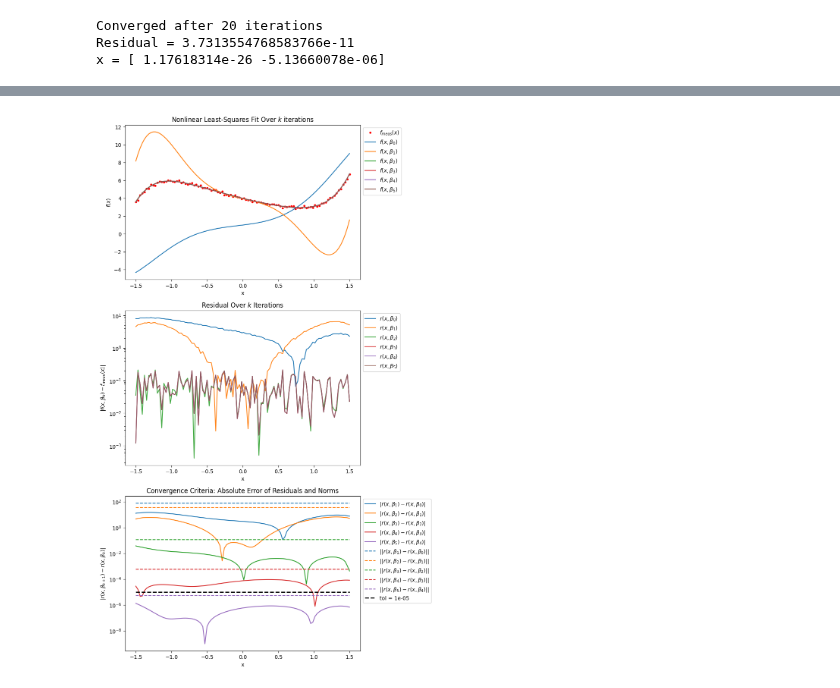
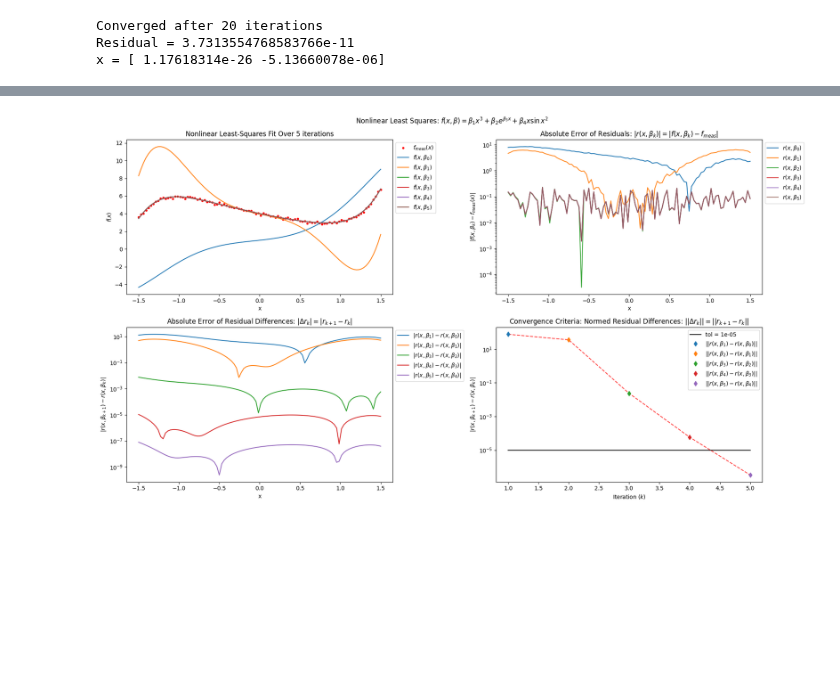
Before and after one commit to diegosol127/AERO-222-Numerical-Methods, a Jupyter notebook: Lab/Lab8/AERO_222_Lab_8.ipynb, the cells around one changed output, grey strips where cells are left out. Cells and saved outputs as stored; diff of their text form; code cells hidden in the pictures; blank space fills up the shorter version.

```diff
--- a/Lab/Lab8/AERO_222_Lab_8.ipynb
+++ b/Lab/Lab8/AERO_222_Lab_8.ipynb
@@ -377,42 +377,52 @@ Normed error = 0.029315017251678156
 # %%
 # Plot figures
-fig, ax = plt.subplots(3,1, figsize=(8,18)) # Create subplot figure
+fig, ax = plt.subplots(2,2, figsize=(18,10)) # Create subplot figure
 
-ax[0].plot(x,f_meas,'r.',label=r'$f_{meas}(x)$') # Measured data points
+ax[0][0].plot(x,f_meas,'r.',label=r'$f_{meas}(x)$') # Measured data points
 
 # Plot results over each iteration
-for i in range(0,len(B_hist)):
-    ax[0].plot(x,f(x,B_hist[i]),label=rf'$f(x,\beta_{i})$') # Nonlinear fit
-    ax[1].semilogy(x,res_hist[i,:],label=rf'$r(x,\beta_{i})$',alpha=1-0.05*i) # Residual = |estimate - true|
+iter = len(B_hist)-1
+for i in range(0,iter+1):
+    ax[0][0].plot(x,f(x,B_hist[i]),label=rf'$f(x,\beta_{i})$') # Nonlinear fit
+    ax[0][1].semilogy(x,res_hist[i,:],label=rf'$r(x,\beta_{i})$',alpha=1-0.05*i) # Residual = |estimate - true|
     if i > 0:
-        ax[2].semilogy(x,conv_hist[i-1,:],label=rf'$\left|r(x,\beta_{i}) - r(x,\beta_{i-1}) \right|$') # Absolute error of residuals |res(k) - res(k+1)|
-
-# Separate loop to format labels in legend
-for i in range(0,len(B_hist)-1):
-    # Normed difference of residuals ||res(k) - res(k+1)||
-    ax[2].semilogy(x,np.linalg.norm(conv_hist[i,:])*np.ones_like(x),'--',label=rf'$\left||r(x,\beta_{i+1}) - r(x,\beta_{i}) \right||$',color=ax[2].get_lines()[i].get_c())
+        ax[1][0].semilogy(x,conv_hist[i-1,:],label=rf'$\left|r(x,\beta_{i}) - r(x,\beta_{i-1}) \right|$') # Absolute error of residuals |res(k) - res(k+1)|
 
 # Visualize tolerance
-ax[2].semilogy(x,tol*np.ones_like(x),'k--',label=f'tol = {tol}',linewidth=2)
+ax[1][1].semilogy(np.arange(1,iter+1),tol*np.ones(iter),'k-',label=f'tol = {tol}')
+# Separate loop to format labels in legend
+ax[1][1].semilogy(np.arange(1,iter+1),np.linalg.norm(conv_hist,2,1),'r--',alpha=0.75)
+for i in range(0,iter):
+    # Normed difference of residuals ||res(k) - res(k+1)||
+    ax[1][1].semilogy(i+1,np.linalg.norm(conv_hist[i,:]),'d',label=rf'$\left||r(x,\beta_{i+1}) - r(x,\beta_{i}) \right||$',color=ax[1][0].get_lines()[i].get_c())
+
 
 # Parameters for 1st plot
-ax[0].set_xlabel('x')
-ax[0].set_ylabel(r'$f(x)$')
-ax[0].set_title(r'Nonlinear Least-Squares Fit Over $k$ iterations')
-ax[0].legend(bbox_to_anchor=(1, 1))
+ax[0][0].set_xlabel('x')
+ax[0][0].set_ylabel(r'$f(x)$')
+ax[0][0].set_title(f'Nonlinear Least-Squares Fit Over {iter} iterations')
+ax[0][0].legend(bbox_to_anchor=(1, 1))
 
 # Parameters for 2nd plot
-ax[1].set_xlabel('x')
-ax[1].set_ylabel(r'$\left|f(x,\beta_{k}) - f_{meas}(x) \right|$')
-ax[1].set_title(r'Residual Over $k$ Iterations')
-ax[1].legend(bbox_to_anchor=(1, 1))
+ax[0][1].set_xlabel('x')
+ax[0][1].set_ylabel(r'$\left|f(x,\beta_{k}) - f_{meas}(x) \right|$')
+ax[0][1].set_title(r'Absolute Error of Residuals: $|r(x,\beta_k)| = |f(x,\beta_k) - f_{meas}|$')
+ax[0][1].legend(bbox_to_anchor=(1, 1))
 
 # Parameters for 3rd plot
-ax[2].set_xlabel('x')
-ax[2].set_ylabel(r'$\left|r(x,\beta_{k+1}) - r(x,\beta_{k}) \right|$')
-ax[2].set_title('Convergence Criteria: Absolute Error of Residuals and Norms')
-ax[2].legend(bbox_to_anchor=(1, 1))
+ax[1][0].set_xlabel('x')
+ax[1][0].set_ylabel(r'$\left|r(x,\beta_{k+1}) - r(x,\beta_{k}) \right|$')
+ax[1][0].set_title(r'Absolute Error of Residual Differences: $|\Delta r_k| = |r_{k+1} - r_k|$')
+ax[1][0].legend(bbox_to_anchor=(1, 1))
 
+# Parameters for 4th plot
+ax[1][1].set_xlabel(r'Iteration ($k$)')
+ax[1][1].set_ylabel(r'$\left|r(x,\beta_{k+1}) - r(x,\beta_{k}) \right|$')
+ax[1][1].set_title(r'Convergence Criteria: Normed Residual Differences: $||\Delta r_k|| = ||r_{k+1} - r_k||$')
+ax[1][1].legend(bbox_to_anchor=(1, 1))
+
+fig.suptitle(r'Nonlinear Least Squares: $f(x,\beta) = \beta_1 x^3 + \beta_2 e^{\beta_3 x} + \beta_4 x \sin{x^2}$')
+plt.tight_layout()
 plt.show()
 # %% [output]
-[figure, old version]
+[figure, new version]
```
Also changed, not shown: parts of 5 cells of this notebook, 4 other files.
